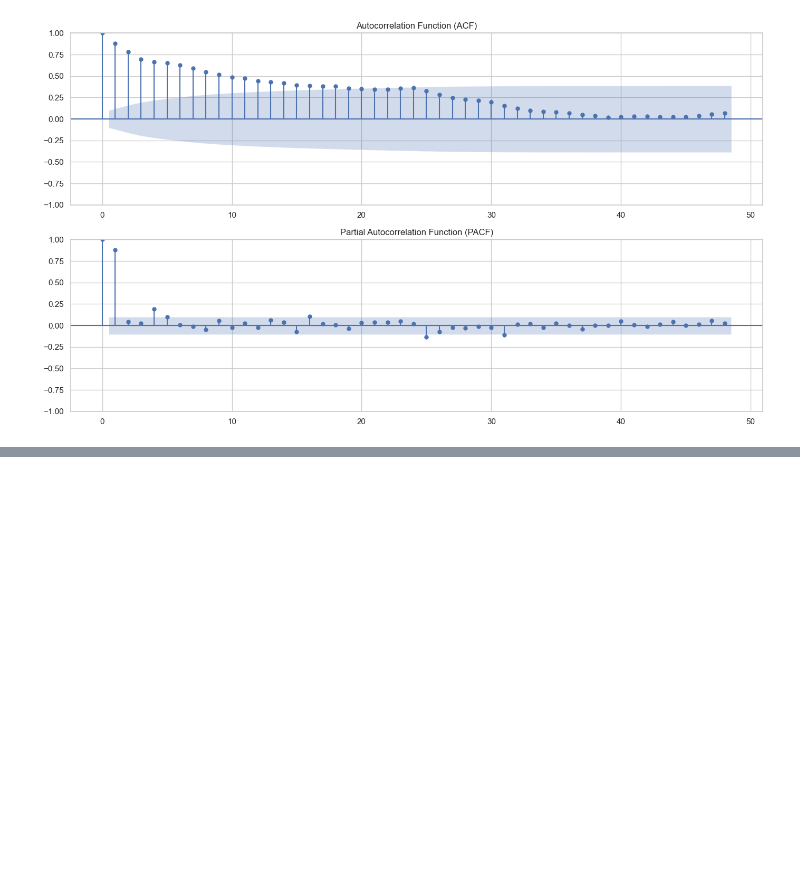
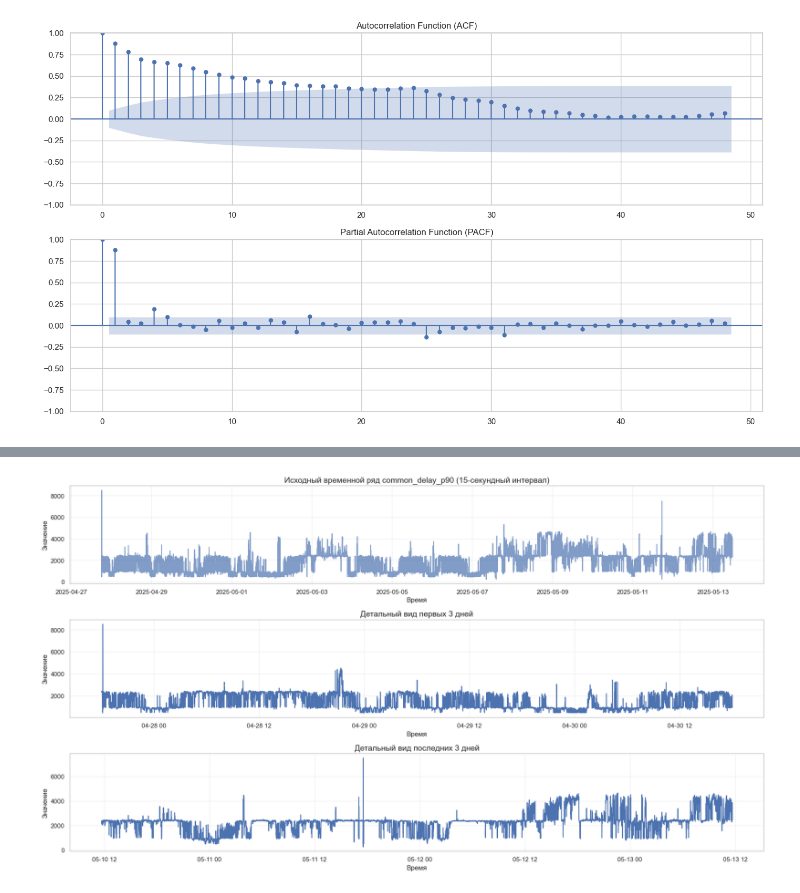
Before and after one commit to nikborovets/realtime_anomaly_analytics, a Jupyter notebook: 01_fetch_prometheus.ipynb, the cells around one changed output, grey strips where cells are left out. Saved outputs shown, nothing was run; the diff lists cells and outputs as text; code cells hidden in the pictures; blank space fills up the shorter version.

```diff
--- a/01_fetch_prometheus.ipynb
+++ b/01_fetch_prometheus.ipynb
@@ -162,0 +174,34 @@ plt.show()
+# %%
+# Визуализация оригинального временного ряда
+plt.figure(figsize=(18, 10))
+
+# 1. Полный ряд
+plt.subplot(3, 1, 1)
+sns.lineplot(data=df, x=df.index, y='common_delay_p90', alpha=0.7)
+plt.title('Исходный временной ряд common_delay_p90 (15-секундный интервал)', fontsize=14)
+plt.xlabel('Время', fontsize=12)
+plt.ylabel('Значение', fontsize=12)
+plt.grid(True, alpha=0.3)
+
+# 2. Приближение на первые 3 дня
+plt.subplot(3, 1, 2)
+first_3_days = df.head(17280)  # примерно 3 дня * 24 часа * 240 точек в час
+sns.lineplot(data=first_3_days, x=first_3_days.index, y='common_delay_p90')
+plt.title('Детальный вид первых 3 дней', fontsize=14)
+plt.xlabel('Время', fontsize=12)
+plt.ylabel('Значение', fontsize=12)
+plt.grid(True, alpha=0.3)
+
+# 3. Последние 3 дня
+plt.subplot(3, 1, 3)
+last_3_days = df.tail(17280)
+sns.lineplot(data=last_3_days, x=last_3_days.index, y='common_delay_p90')
+plt.title('Детальный вид последних 3 дней', fontsize=14)
+plt.xlabel('Время', fontsize=12)
+plt.ylabel('Значение', fontsize=12)
+plt.grid(True, alpha=0.3)
+
+plt.tight_layout()
+plt.show()
+# %% [output]
+[figure, added]
```
Also changed, not shown: parts of 20 cells of this notebook, 7 other files.
